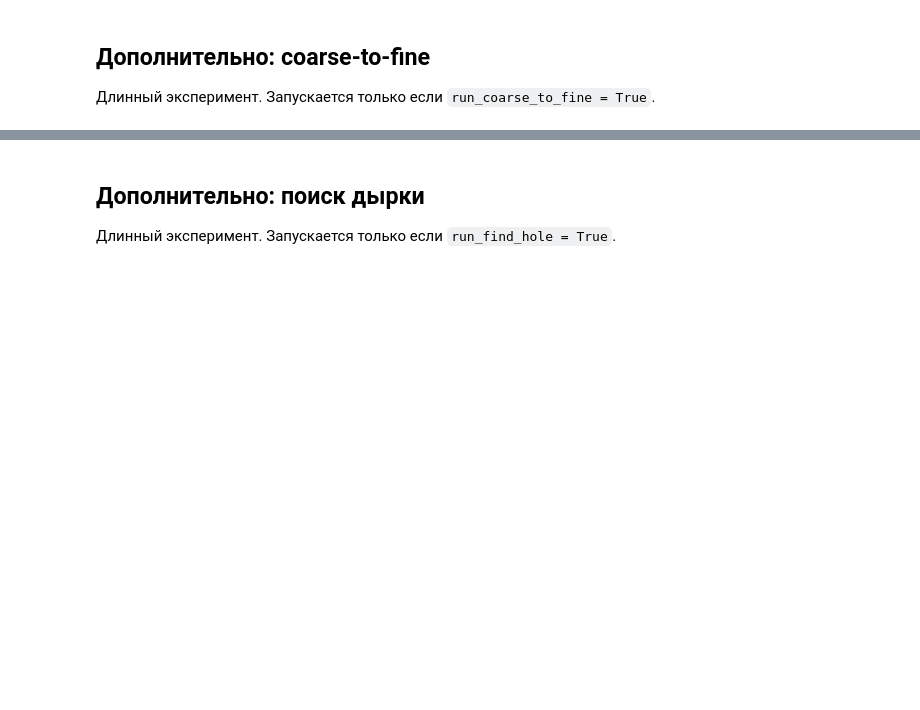
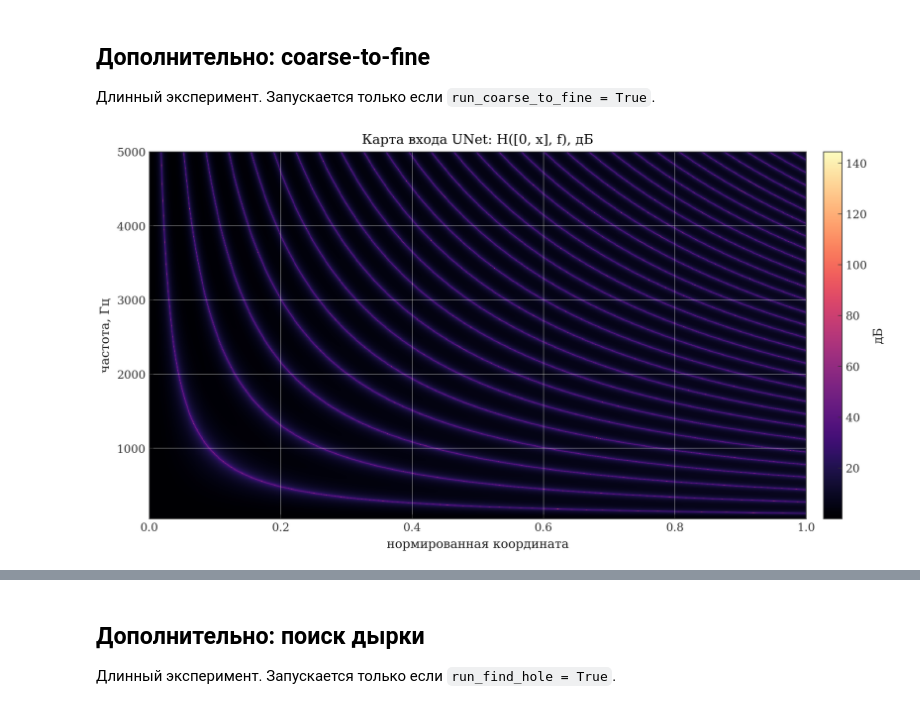
Before and after one commit to Erykalkin/webster, a Jupyter notebook: inverse_area_solver.ipynb, the cells around one changed output, grey strips where cells are left out. Saved outputs shown, nothing was run; the diff lists cells and outputs as text; code cells hidden in the pictures; blank space fills up the shorter version.

```diff
--- a/inverse_area_solver.ipynb
+++ b/inverse_area_solver.ipynb
@@ -1940,3 +1940,102 @@ else:
     rmse_cone = np.sqrt(np.mean((optimized_cone_db - target_np) ** 2))
     print("cone validation MAE dB:", float(mae_cone))
     print("cone validation RMSE dB:", float(rmse_cone))
+# %%
+# High-resolution inverse-UNet input map: H([0, x], f)
+
+highres_map_n_profile_points = 1000
+highres_map_n_frequencies = 1000
+
+highres_solver_config = vt.SolverConfig(
+    solver="cone",
+    sections=100,
+    points=highres_map_n_frequencies,
+    f_min_hz=50.0,
+    f_max_hz=5000.0,
+    grid="linear",
+    beta_loss_np_per_m=0.0,
+)
+
+highres_geometry = vt.make_conical_geometry(
+    length_m=1.0,
+    area_in_m2=5.0e-4,
+    area_out_m2=3.5e-3,
+    sample_count=highres_map_n_profile_points,
+)
+
+highres_result = vt.solve(
+    highres_geometry,
+    config=highres_solver_config,
+)
+
+highres_x_m, highres_area_m2, highres_segment_lengths = vt.geometry_to_tube_tuple(
+    highres_geometry
+)
+
+highres_target_db = 20.0 * np.log10(
+    np.maximum(
+        np.asarray(highres_result.magnitude, dtype=np.float32),
+        1.0e-12,
+    )
+)
+
+highres_batch = {
+    "target": torch.tensor(highres_target_db, dtype=torch.float32).unsqueeze(0),
+    "frequencies_hz": torch.tensor(
+        highres_result.frequencies_hz,
+        dtype=torch.float32,
+    ).unsqueeze(0),
+    "geometry": {
+        "x_m": torch.tensor(highres_x_m, dtype=torch.float32).unsqueeze(0),
+        "area_m2": torch.tensor(highres_area_m2, dtype=torch.float32).unsqueeze(0),
+        "segment_lengths_m": torch.tensor(
+            highres_segment_lengths,
+            dtype=torch.float32,
+        ).unsqueeze(0),
+        "node_count": torch.tensor([len(highres_x_m)], dtype=torch.int64),
+        "segment_count": torch.tensor([len(highres_segment_lengths)], dtype=torch.int64),
+    },
+}
+
+highres_inverse_map = make_transfer_inverse_map(
+    highres_batch,
+    n_profile_points=highres_map_n_profile_points,
+    map_mode="prefix_solver",
+    solver_config=highres_solver_config,
+    prefix_target_mode="db",
+    normalize_h=False,
+    include_frequency=True,
+    include_x=True,
+    device="cpu",
+)
+
+highres_map_to_plot = highres_inverse_map[0, 0].detach().cpu().numpy()
+highres_freq = highres_batch["frequencies_hz"][0].detach().cpu().numpy()
+
+fig, ax = plt.subplots(figsize=(11, 6), dpi=220)
+
+image = ax.imshow(
+    highres_map_to_plot,
+    origin="lower",
+    aspect="auto",
+    interpolation="nearest",
+    extent=[
+        0.0,
+        1.0,
+        float(highres_freq[0]),
+        float(highres_freq[-1]),
+    ],
+    cmap="magma",
+)
+
+ax.set_xlabel("нормированная координата")
+ax.set_ylabel("частота, Гц")
+ax.set_title("Карта входа UNet: H([0, x], f), дБ")
+
+cbar = fig.colorbar(image, ax=ax, fraction=0.035, pad=0.025)
+cbar.set_label("дБ")
+
+fig.tight_layout()
+plt.show()
+# %% [output]
+[figure, added]
```
Also changed, not shown: parts of 1 cell of this notebook, 2 other files.
